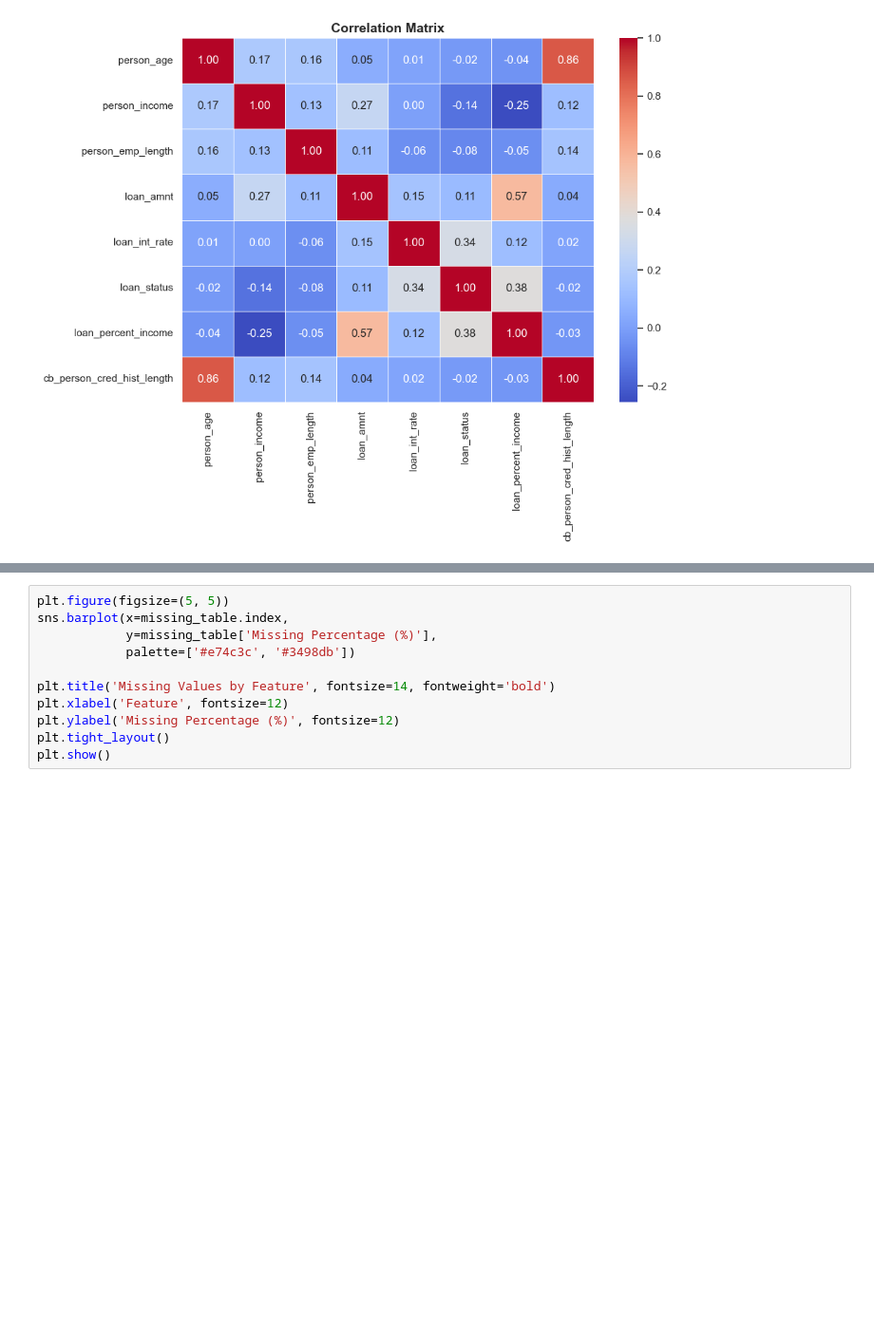
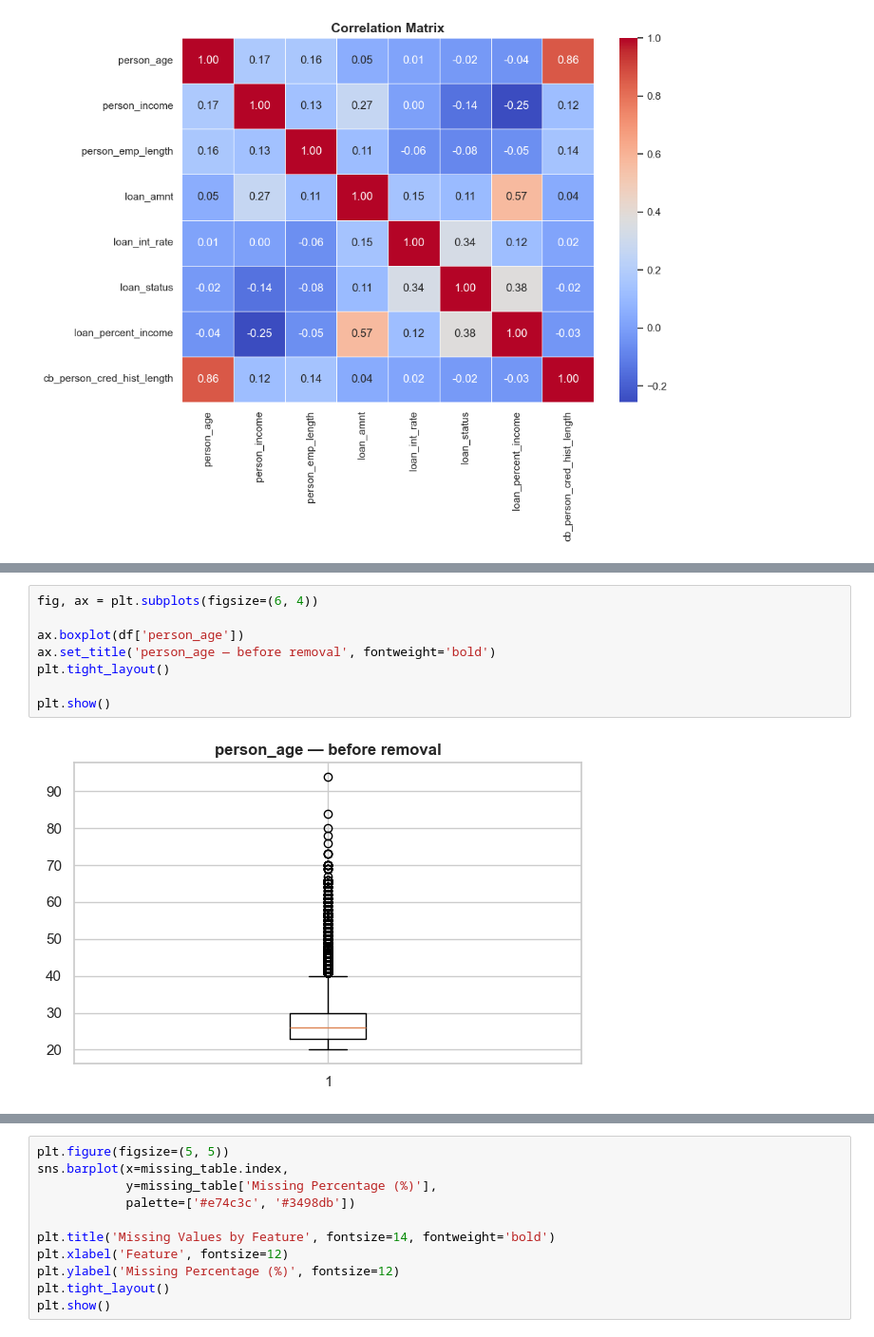
Before and after one commit to mockinnJay/mockinnJay, a Jupyter notebook: EDA.ipynb, the cells around one changed output, grey strips where cells are left out. Shown at 95% size. Drawn from its saved outputs; the diff is of its cells as text; blank space fills up the shorter version.

```diff
--- a/EDA.ipynb
+++ b/EDA.ipynb
@@ -97,0 +174,10 @@ plt.show()
+# %%
+fig, ax = plt.subplots(figsize=(6, 4))
+
+ax.boxplot(df['person_age'])
+ax.set_title('person_age — before removal', fontweight='bold')
+plt.tight_layout()
+
+plt.show()
+# %% [output]
+[figure, added]
```
Also changed, not shown: parts of 27 cells of this notebook.
